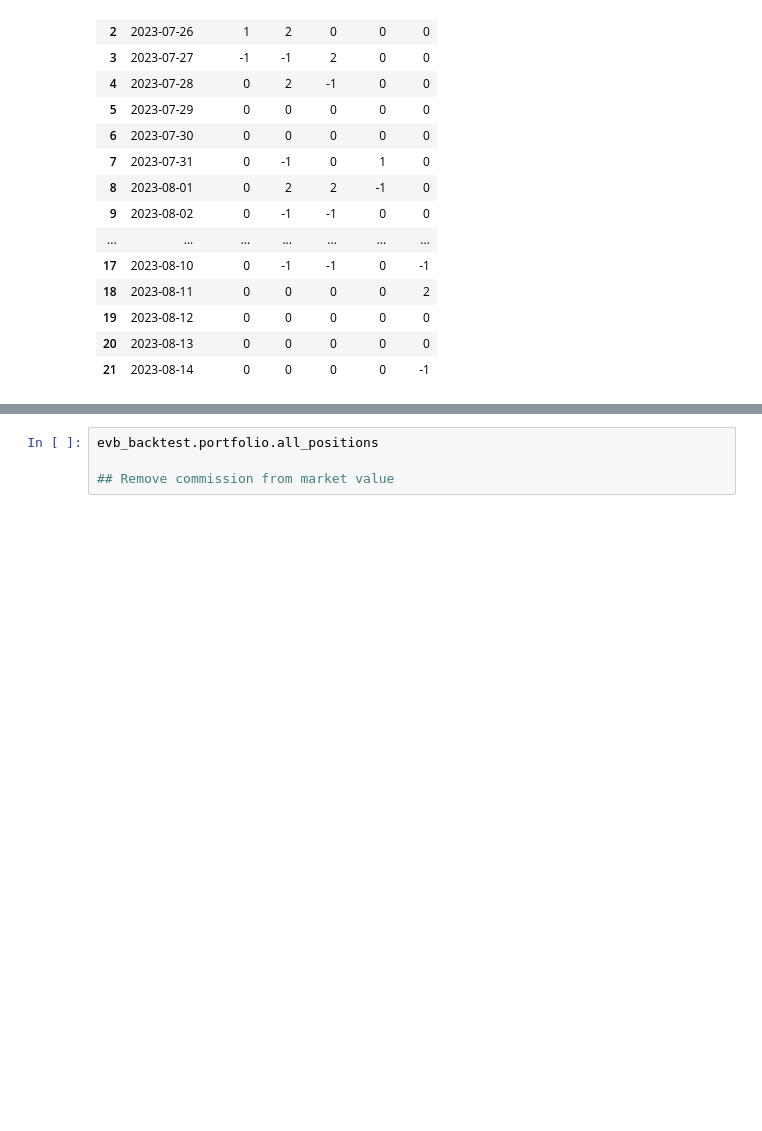
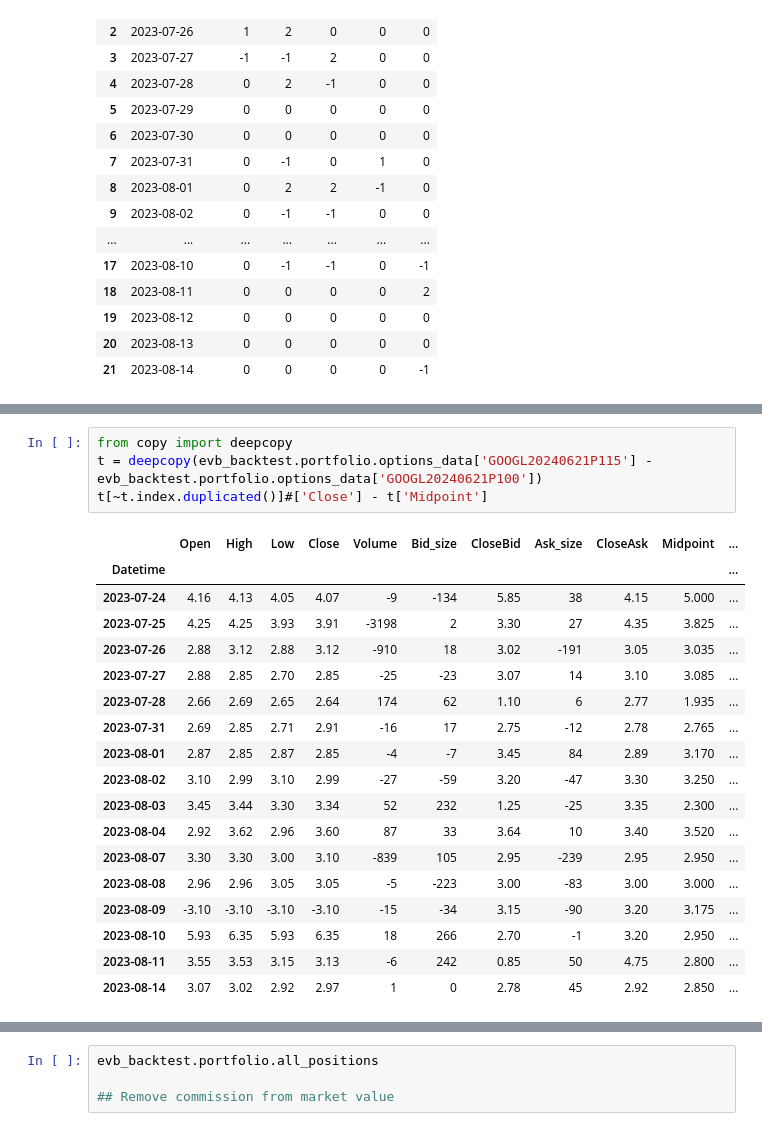
Before and after one commit to Zino-ctrlZ/QuantTools, a Jupyter notebook: EventDriven/demo.ipynb, the cells around one changed output, grey strips where cells are left out. Saved outputs shown, nothing was run; the diff lists cells and outputs as text; blank space fills up the shorter version.

```diff
--- a/EventDriven/demo.ipynb
+++ b/EventDriven/demo.ipynb
@@ -246,0 +254,23 @@ evb_backtest.trades
+# %%
+from copy import deepcopy
+t = deepcopy(evb_backtest.portfolio.options_data['GOOGL20240621P115'] - evb_backtest.portfolio.options_data['GOOGL20240621P100'])
+t[~t.index.duplicated()]#['Close'] - t['Midpoint']
+# %% [output]
+|  | Open | High | Low | Close | Volume | Bid_size | CloseBid | Ask_size | CloseAsk | Midpoint | ... |
+| Datetime |  |  |  |  |  |  |  |  |  |  | ... |
+| 2023-07-24 | 4.16 | 4.13 | 4.05 | 4.07 | -9 | -134 | 5.85 | 38 | 4.15 | 5.000 | ... |
+| 2023-07-25 | 4.25 | 4.25 | 3.93 | 3.91 | -3198 | 2 | 3.30 | 27 | 4.35 | 3.825 | ... |
+| 2023-07-26 | 2.88 | 3.12 | 2.88 | 3.12 | -910 | 18 | 3.02 | -191 | 3.05 | 3.035 | ... |
+| 2023-07-27 | 2.88 | 2.85 | 2.70 | 2.85 | -25 | -23 | 3.07 | 14 | 3.10 | 3.085 | ... |
+| 2023-07-28 | 2.66 | 2.69 | 2.65 | 2.64 | 174 | 62 | 1.10 | 6 | 2.77 | 1.935 | ... |
+| 2023-07-31 | 2.69 | 2.85 | 2.71 | 2.91 | -16 | 17 | 2.75 | -12 | 2.78 | 2.765 | ... |
+| 2023-08-01 | 2.87 | 2.85 | 2.87 | 2.85 | -4 | -7 | 3.45 | 84 | 2.89 | 3.170 | ... |
+| 2023-08-02 | 3.10 | 2.99 | 3.10 | 2.99 | -27 | -59 | 3.20 | -47 | 3.30 | 3.250 | ... |
+| 2023-08-03 | 3.45 | 3.44 | 3.30 | 3.34 | 52 | 232 | 1.25 | -25 | 3.35 | 2.300 | ... |
+| 2023-08-04 | 2.92 | 3.62 | 2.96 | 3.60 | 87 | 33 | 3.64 | 10 | 3.40 | 3.520 | ... |
+| 2023-08-07 | 3.30 | 3.30 | 3.00 | 3.10 | -839 | 105 | 2.95 | -239 | 2.95 | 2.950 | ... |
+| 2023-08-08 | 2.96 | 2.96 | 3.05 | 3.05 | -5 | -223 | 3.00 | -83 | 3.00 | 3.000 | ... |
+| 2023-08-09 | -3.10 | -3.10 | -3.10 | -3.10 | -15 | -34 | 3.15 | -90 | 3.20 | 3.175 | ... |
+| 2023-08-10 | 5.93 | 6.35 | 5.93 | 6.35 | 18 | 266 | 2.70 | -1 | 3.20 | 2.950 | ... |
+| 2023-08-11 | 3.55 | 3.53 | 3.15 | 3.13 | -6 | 242 | 0.85 | 50 | 4.75 | 2.800 | ... |
+| 2023-08-14 | 3.07 | 3.02 | 2.92 | 2.97 | 1 | 0 | 2.78 | 45 | 2.92 | 2.850 | ... |
```
Also changed, not shown: parts of 13 cells of this notebook, 10 other files.
